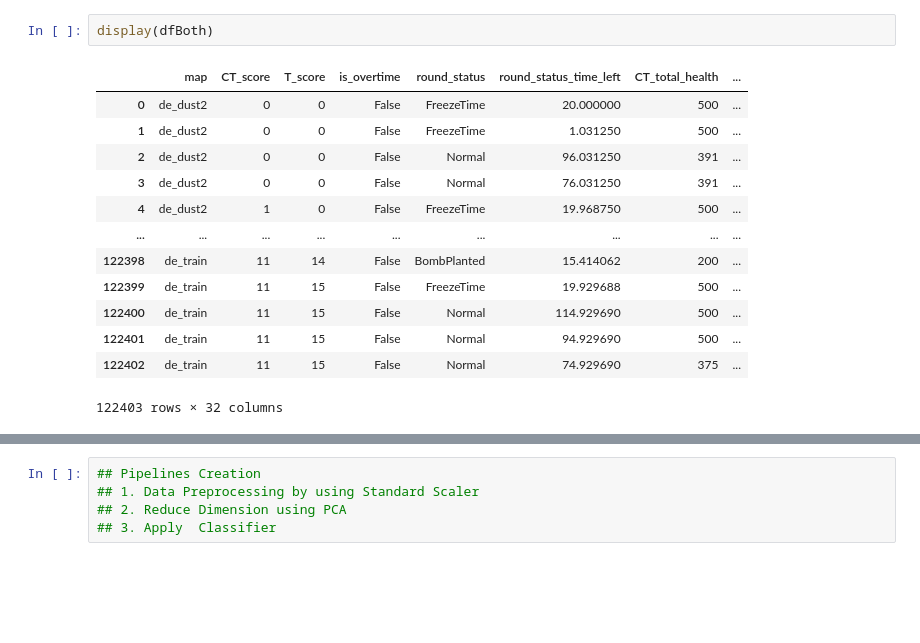
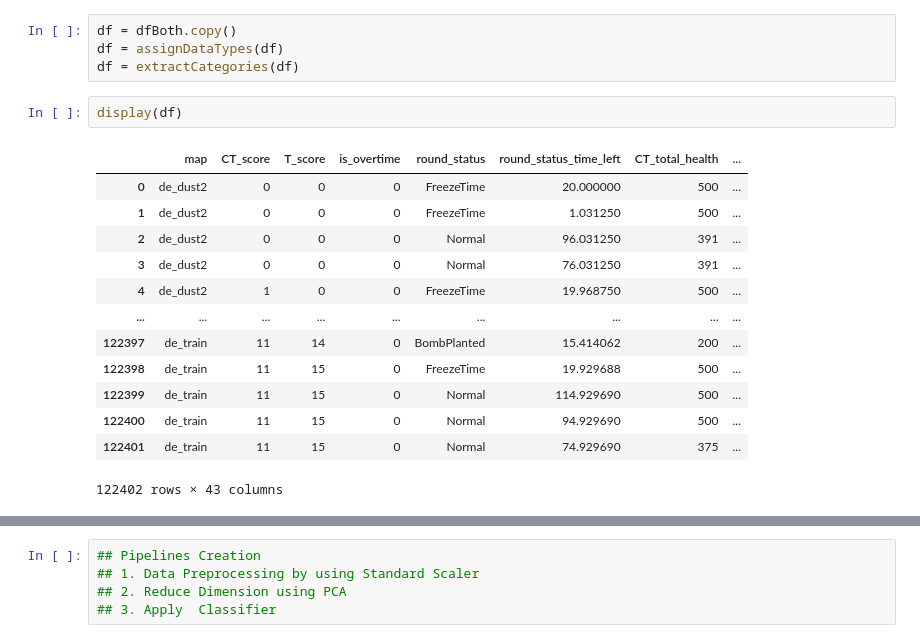
Before and after one commit to EgzysT/CS-GO-ML-Predictions, a Jupyter notebook: Main.ipynb, the cells around one changed output, grey strips where cells are left out. Cells and saved outputs as stored; diff of their text form; blank space fills up the shorter version.

```diff
--- a/Main.ipynb
+++ b/Main.ipynb
@@ -73,19 +79,23 @@ Rejected data:
 | 1 | de_vertigo | 0 | 0 | False | FreezeTime | 1.921875 | 500 | ... |
 | 2 | de_nuke | 0 | 0 | False | FreezeTime | 1.929688 | 500 | ... |
 | 3 | de_nuke | 0 | 0 | False | Normal | 980.937500 | 500 | ... |
+# %%
+df = dfBoth.copy()
+df = assignDataTypes(df)
+df = extractCategories(df)
 # %%
-display(dfBoth)
+display(df)
 # %% [output]
 |  | map | CT_score | T_score | is_overtime | round_status | round_status_time_left | CT_total_health | ... |
-| 0 | de_dust2 | 0 | 0 | False | FreezeTime | 20.000000 | 500 | ... |
-| 1 | de_dust2 | 0 | 0 | False | FreezeTime | 1.031250 | 500 | ... |
-| 2 | de_dust2 | 0 | 0 | False | Normal | 96.031250 | 391 | ... |
-| 3 | de_dust2 | 0 | 0 | False | Normal | 76.031250 | 391 | ... |
-| 4 | de_dust2 | 1 | 0 | False | FreezeTime | 19.968750 | 500 | ... |
+| 0 | de_dust2 | 0 | 0 | 0 | FreezeTime | 20.000000 | 500 | ... |
+| 1 | de_dust2 | 0 | 0 | 0 | FreezeTime | 1.031250 | 500 | ... |
+| 2 | de_dust2 | 0 | 0 | 0 | Normal | 96.031250 | 391 | ... |
+| 3 | de_dust2 | 0 | 0 | 0 | Normal | 76.031250 | 391 | ... |
+| 4 | de_dust2 | 1 | 0 | 0 | FreezeTime | 19.968750 | 500 | ... |
 | ... | ... | ... | ... | ... | ... | ... | ... | ... |
-| 122398 | de_train | 11 | 14 | False | BombPlanted | 15.414062 | 200 | ... |
-| 122399 | de_train | 11 | 15 | False | FreezeTime | 19.929688 | 500 | ... |
-| 122400 | de_train | 11 | 15 | False | Normal | 114.929690 | 500 | ... |
-| 122401 | de_train | 11 | 15 | False | Normal | 94.929690 | 500 | ... |
-| 122402 | de_train | 11 | 15 | False | Normal | 74.929690 | 375 | ... |
+| 122397 | de_train | 11 | 14 | 0 | BombPlanted | 15.414062 | 200 | ... |
+| 122398 | de_train | 11 | 15 | 0 | FreezeTime | 19.929688 | 500 | ... |
+| 122399 | de_train | 11 | 15 | 0 | Normal | 114.929690 | 500 | ... |
+| 122400 | de_train | 11 | 15 | 0 | Normal | 94.929690 | 500 | ... |
+| 122401 | de_train | 11 | 15 | 0 | Normal | 74.929690 | 375 | ... |
-122403 rows × 32 columns
+122402 rows × 43 columns
```
Also changed, not shown: parts of 14 cells of this notebook, 5 other files.
